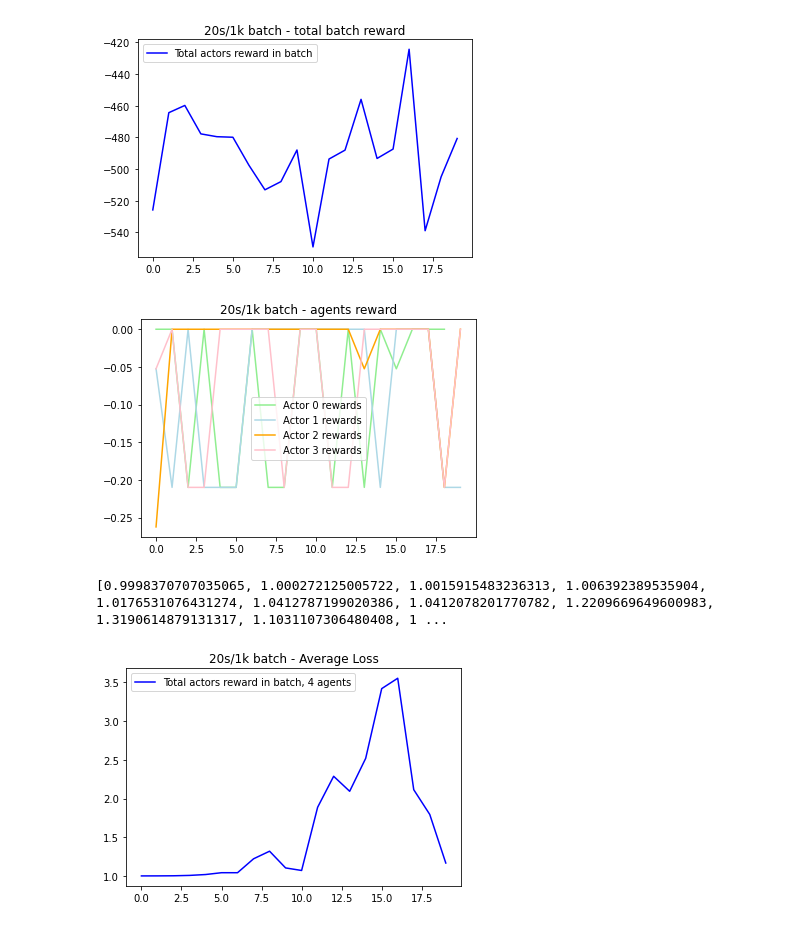
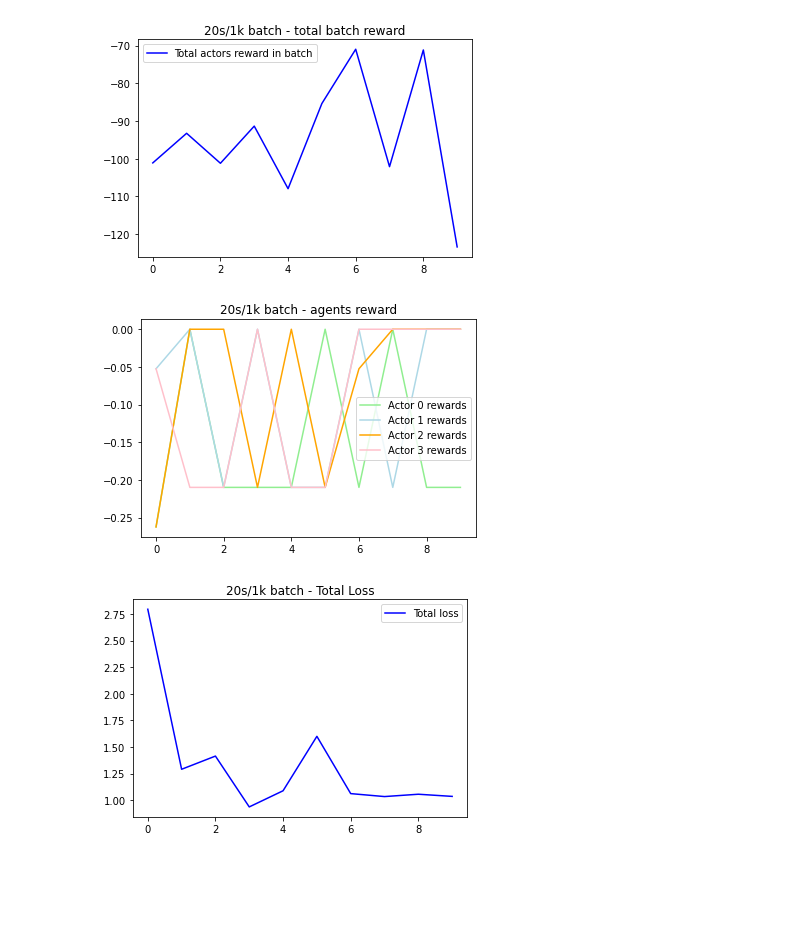
Before and after one commit to MultiAgentPolicyRL/multi-agent-policy-rllib, a Jupyter notebook: PPO/utils/panda.ipynb, the cells around one changed output. Drawn from its saved outputs; the diff is of its cells as text; code cells hidden in the pictures; blank space fills up the shorter version.

```diff
--- a/PPO/utils/panda.ipynb
+++ b/PPO/utils/panda.ipynb
@@ -22,37 +6,45 @@ for i in range(len(df)):
+# %%
+ARG = "2022-12-20 21:30:37.740486"
+
+actors = pd.read_csv(f'../logs/{ARG}_actors_rew.csv')
+loss = pd.read_csv(f'../logs/{ARG}_loss.csv')
+total = pd.read_csv(f'../logs/{ARG}_total_rew.csv')
 # %%
-plt.plot(batch_total_actors_reward, '-', color='blue', label='Total actors reward in batch')
+# data_logger.info("agent0, agent1, agent2, agent3, total_loss, policy_loss, vf_loss, entropy, total_reward")
+# keys: totalreward
+
+plt.plot(total.totalreward, '-', color='blue', label='Total actors reward in batch')
 
 plt.title('20s/1k batch - total batch reward', fontdict=None, loc='center', pad=None)
 plt.legend()
-plt.savefig("1.png")
+plt.savefig("total_batch_reward.png")
 plt.show()
 # %% [output]
-[figure, old version]
+[figure, new version]
 # %%
-plt.plot(zero, '-', color='lightgreen', label='Actor 0 rewards')
-plt.plot(uno, '-',  color='lightblue', label='Actor 1 rewards')
-plt.plot(due, '-',  color='orange', label='Actor 2 rewards')
-plt.plot(tre, '-',  color='pink', label='Actor 3 rewards')
+plt.plot(actors.agent0, '-', color='lightgreen', label='Actor 0 rewards')
+plt.plot(actors.agent1, '-',  color='lightblue', label='Actor 1 rewards')
+plt.plot(actors.agent2, '-',  color='orange', label='Actor 2 rewards')
+plt.plot(actors.agent3, '-',  color='pink', label='Actor 3 rewards')
 plt.title('20s/1k batch - agents reward', fontdict=None, loc='center', pad=None)
 plt.legend()
-plt.savefig("2.png")
+plt.savefig("agents_reward.png")
 plt.show()
 # %% [output]
-[figure, old version]
+[figure, new version]
 # %%
-average_total_loss = []
-i = 0
-while i < (len(total_loss)-3):
-    mean = (total_loss[i] + total_loss[i+1] + total_loss[i+2] + total_loss[i+3])/4
-    average_total_loss.append(mean)
+totalloss=[]
+
+i=0
+while i < len(loss.totalloss):
+    totalloss.append((loss.totalloss[i]+loss.totalloss[i+1]+loss.totalloss[i+2]+loss.totalloss[i+3])/4)
+
     i+=4
 
-print((average_total_loss))
-plt.plot(average_total_loss, '-', color='blue', label='Total actors reward in batch, 4 agents')
-plt.title('20s/1k batch - Average Loss', fontdict=None, loc='center', pad=None)
+plt.plot(totalloss, '-', color='blue', label='Total loss')
+plt.title('20s/1k batch - Total Loss', fontdict=None, loc='center', pad=None)
 plt.legend()
-plt.savefig("3.png")
+plt.savefig("total_loss.png")
 plt.show()
 # %% [output]
-[0.9998370707035065, 1.000272125005722, 1.0015915483236313, 1.006392389535904, 1.0176531076431274, 1.0412787199020386, 1.0412078201770782, 1.2209669649600983, 1.3190614879131317, 1.1031107306480408, 1 ...
-[figure, old version]
+[figure, new version]
```
Also changed, not shown: parts of 4 cells of this notebook, 16 other files.
